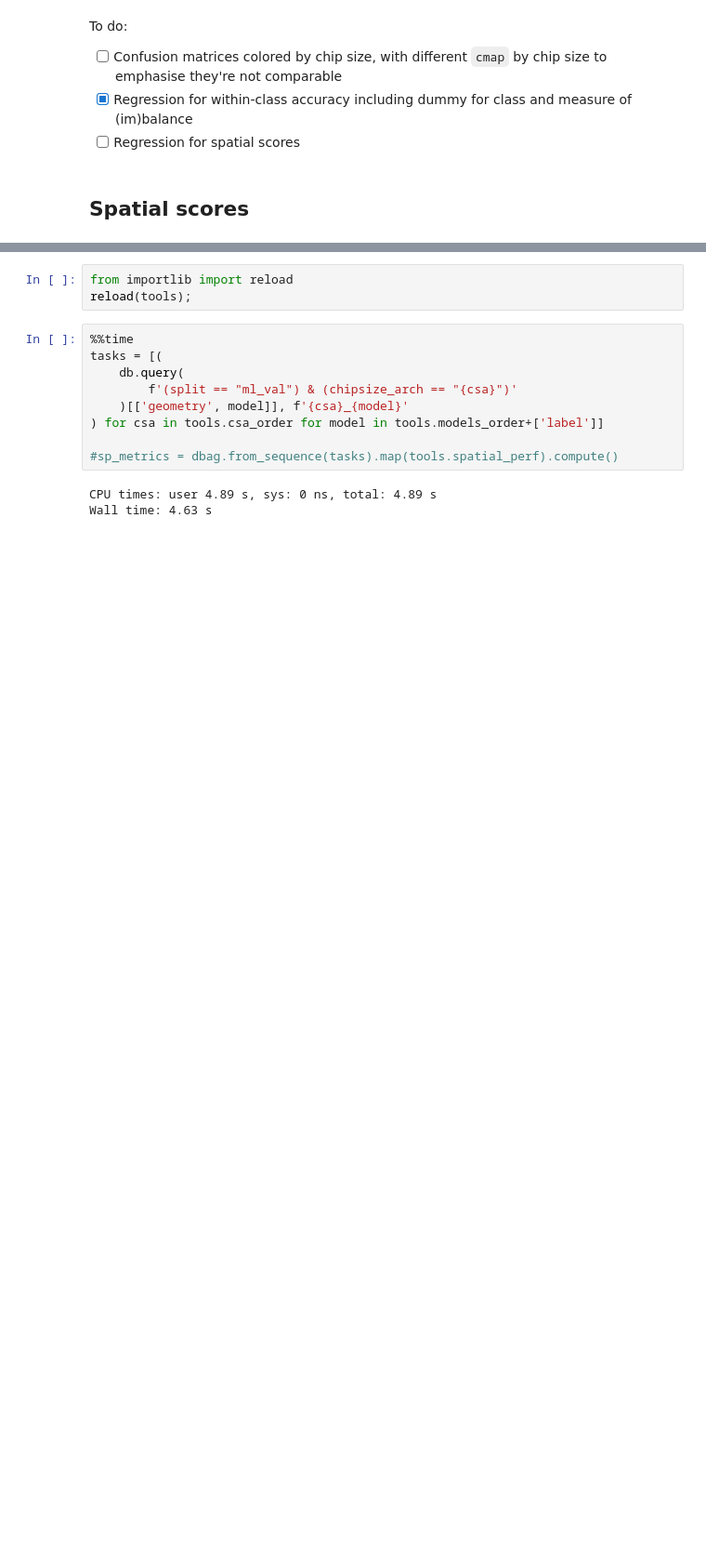
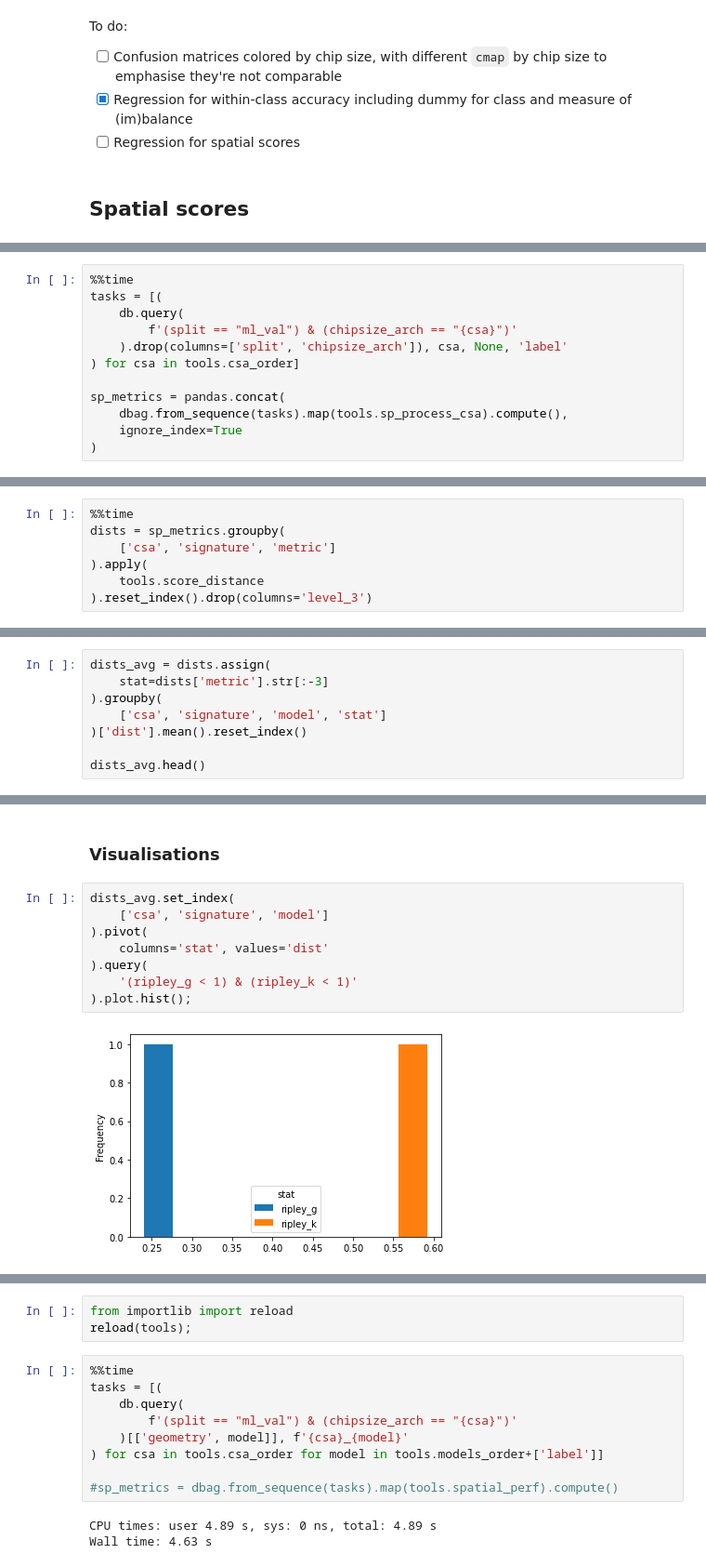
Before and after one commit to urbangrammarai/signature_ai, a Jupyter notebook: ai_experiments/production_model_performance.ipynb, the cells around one changed output, grey strips where cells are left out. Shown at 93% size. Drawn from its saved outputs; the diff is of its cells as text; blank space fills up the shorter version.

Commit message:
Add more to spatial scores

```diff
--- a/ai_experiments/production_model_performance.ipynb
+++ b/ai_experiments/production_model_performance.ipynb
@@ -679,0 +629,12 @@ To do:
+# %%
+%%time
+tasks = [(
+    db.query(
+        f'(split == "ml_val") & (chipsize_arch == "{csa}")'
+    ).drop(columns=['split', 'chipsize_arch']), csa, None, 'label'
+) for csa in tools.csa_order]
+
+sp_metrics = pandas.concat(
+    dbag.from_sequence(tasks).map(tools.sp_process_csa).compute(),
+    ignore_index=True
+)
@@ -679,0 +665,7 @@ To do:
+# %%
+%%time
+dists = sp_metrics.groupby(
+    ['csa', 'signature', 'metric']
+).apply(
+    tools.score_distance
+).reset_index().drop(columns='level_3')
@@ -679,0 +677,8 @@ To do:
+# %%
+dists_avg = dists.assign(
+    stat=dists['metric'].str[:-3]
+).groupby(
+    ['csa', 'signature', 'model', 'stat']
+)['dist'].mean().reset_index()
+
+dists_avg.head()
@@ -679,0 +692,12 @@ To do:
+# %% [markdown]
+### Visualisations
+# %%
+dists_avg.set_index(
+    ['csa', 'signature', 'model']
+).pivot(
+    columns='stat', values='dist'
+).query(
+    '(ripley_g < 1) & (ripley_k < 1)'
+).plot.hist();
+# %% [output]
+[figure, added]
```
Also changed, not shown: parts of 35 cells of this notebook, 1 other file.
